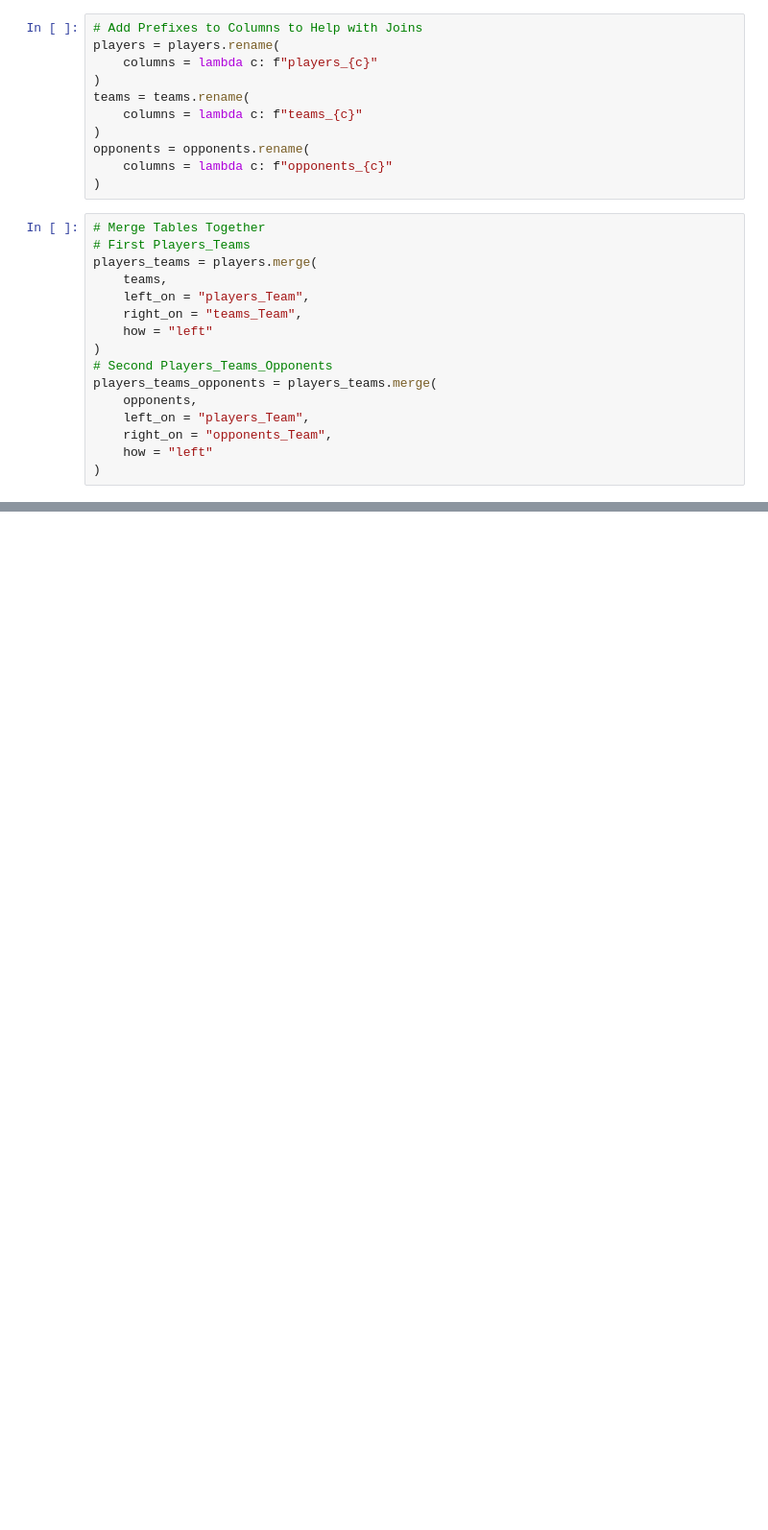
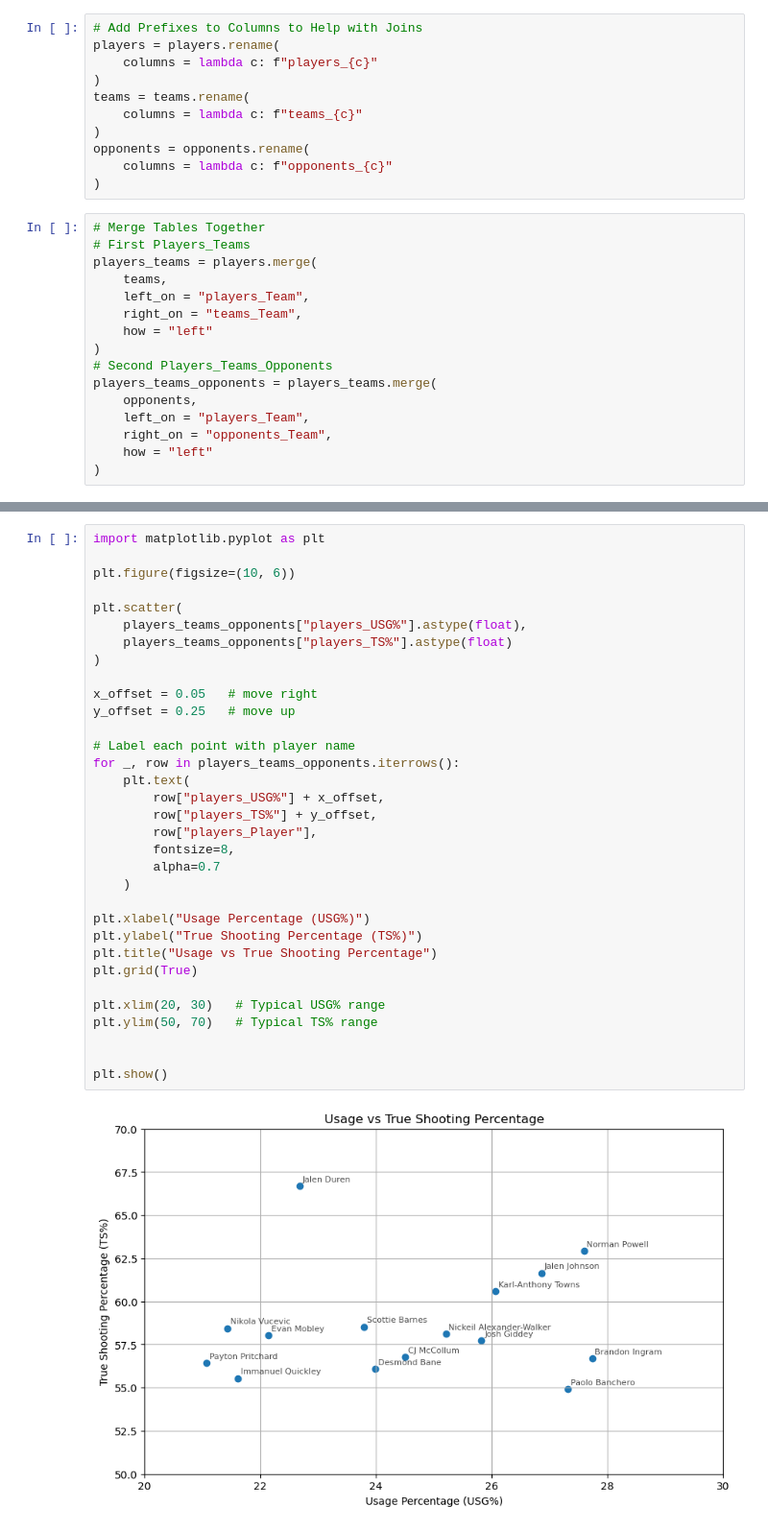
Before and after one commit to thejjserg/basketball-analytics, a Jupyter notebook: Assignments/Assignment-7_Visualization-and-Insight-Communication.ipynb, the cells around one changed output, grey strips where cells are left out. Shown at 96% size. Cells and saved outputs as stored; diff of their text form; blank space fills up the shorter version.

```diff
--- a/Assignments/Assignment-7_Visualization-and-Insight-Communication.ipynb
+++ b/Assignments/Assignment-7_Visualization-and-Insight-Communication.ipynb
@@ -525,0 +339,35 @@ east_players_advanced_stats = players
+# %%
+import matplotlib.pyplot as plt
+
+plt.figure(figsize=(10, 6))
+
+plt.scatter(
+    players_teams_opponents["players_USG%"].astype(float),
+    players_teams_opponents["players_TS%"].astype(float)
+)
+
+x_offset = 0.05   # move right
+y_offset = 0.25   # move up
+
+# Label each point with player name
+for _, row in players_teams_opponents.iterrows():
+    plt.text(
+        row["players_USG%"] + x_offset,
+        row["players_TS%"] + y_offset,
+        row["players_Player"],
+        fontsize=8,
+        alpha=0.7
+    )
+
+plt.xlabel("Usage Percentage (USG%)")
+plt.ylabel("True Shooting Percentage (TS%)")
+plt.title("Usage vs True Shooting Percentage")
+plt.grid(True)
+
+plt.xlim(20, 30)   # Typical USG% range
+plt.ylim(50, 70)   # Typical TS% range
+
+
+plt.show()
+# %% [output]
+[figure, added]
```
Also changed, not shown: parts of 27 cells of this notebook, 6 other files.
